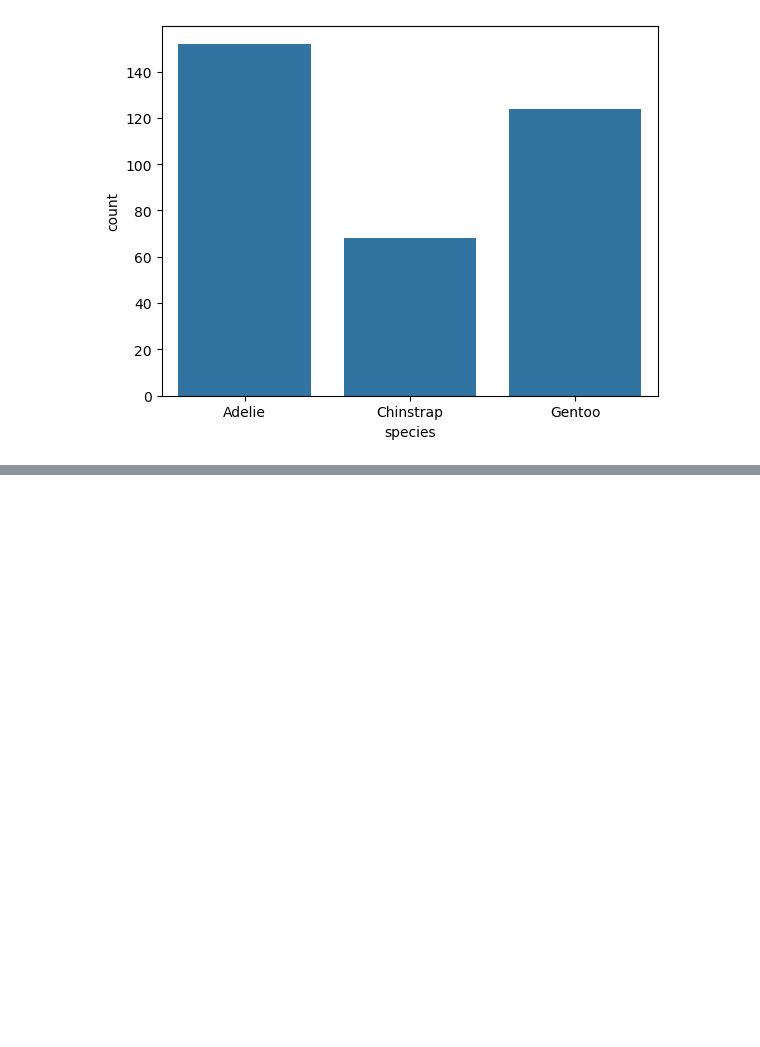
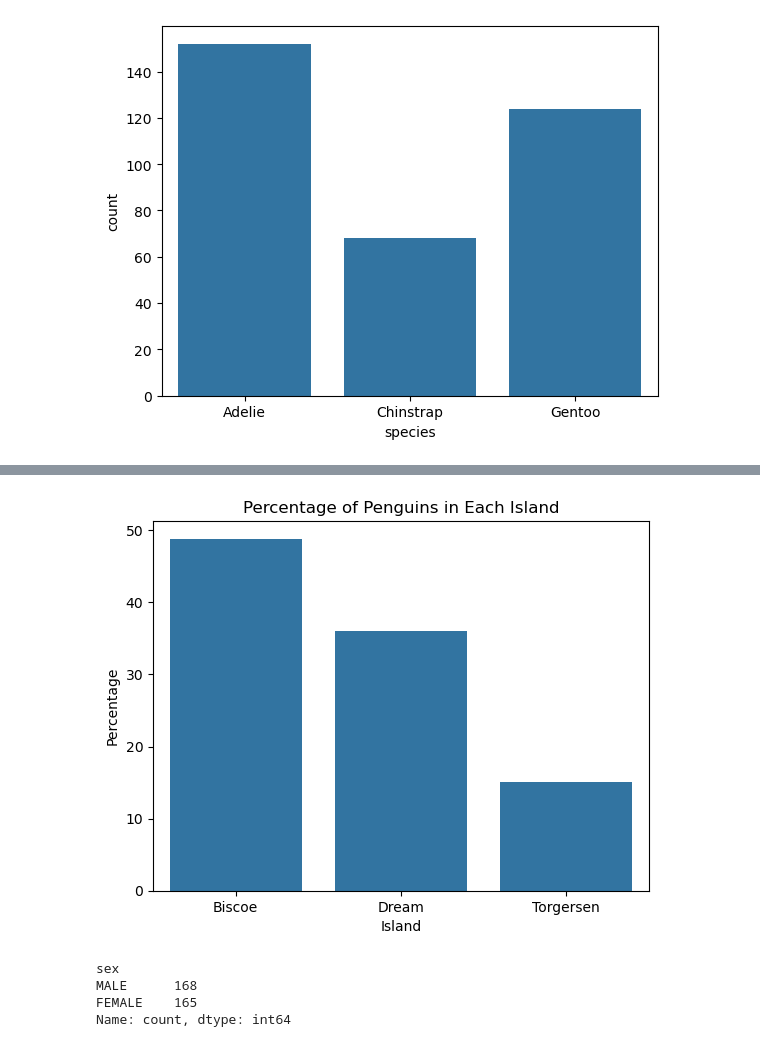
Before and after one commit to abrar-swapnil/Data-Visualization-EDA, a Jupyter notebook: EDA/Practice.ipynb, the cells around one changed output, grey strips where cells are left out. Cells and saved outputs as stored; diff of their text form; code cells hidden in the pictures; blank space fills up the shorter version.

```diff
--- a/EDA/Practice.ipynb
+++ b/EDA/Practice.ipynb
@@ -111,0 +159,16 @@ plt.show()
+# %%
+Penguins_percentage_in_island = (df['island'].value_counts()/len(df))*100
+sns.barplot(x=Penguins_percentage_in_island.index, y=Penguins_percentage_in_island.values)
+plt.xlabel('Island')
+plt.ylabel('Percentage')
+plt.title('Percentage of Penguins in Each Island')
+plt.show()
+# %% [output]
+[figure, added]
+# %%
+df['sex'].value_counts()
+# %% [output]
+sex
+MALE      168
+FEMALE    165
+Name: count, dtype: int64
```
Also changed, not shown: parts of 9 cells of this notebook.
